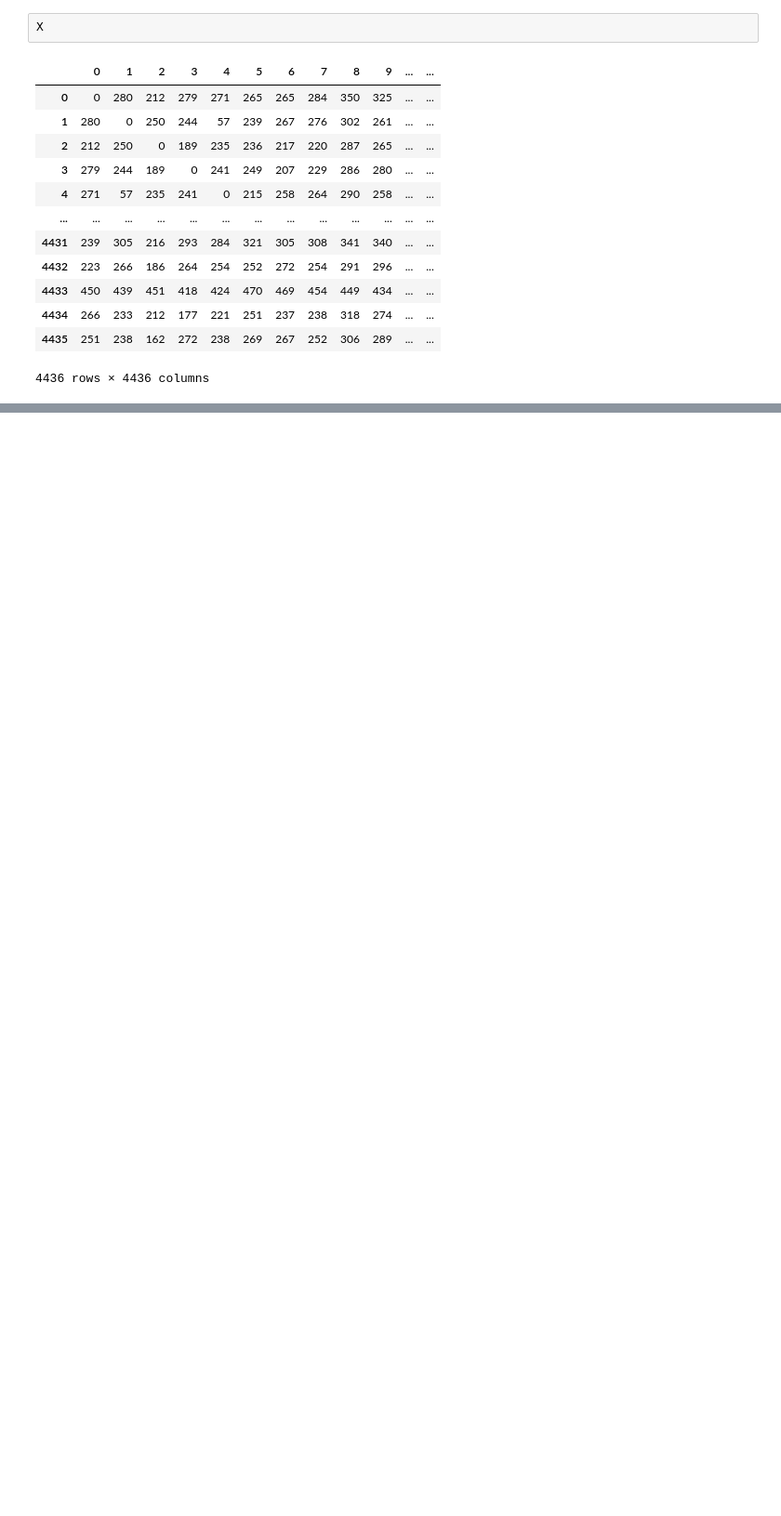
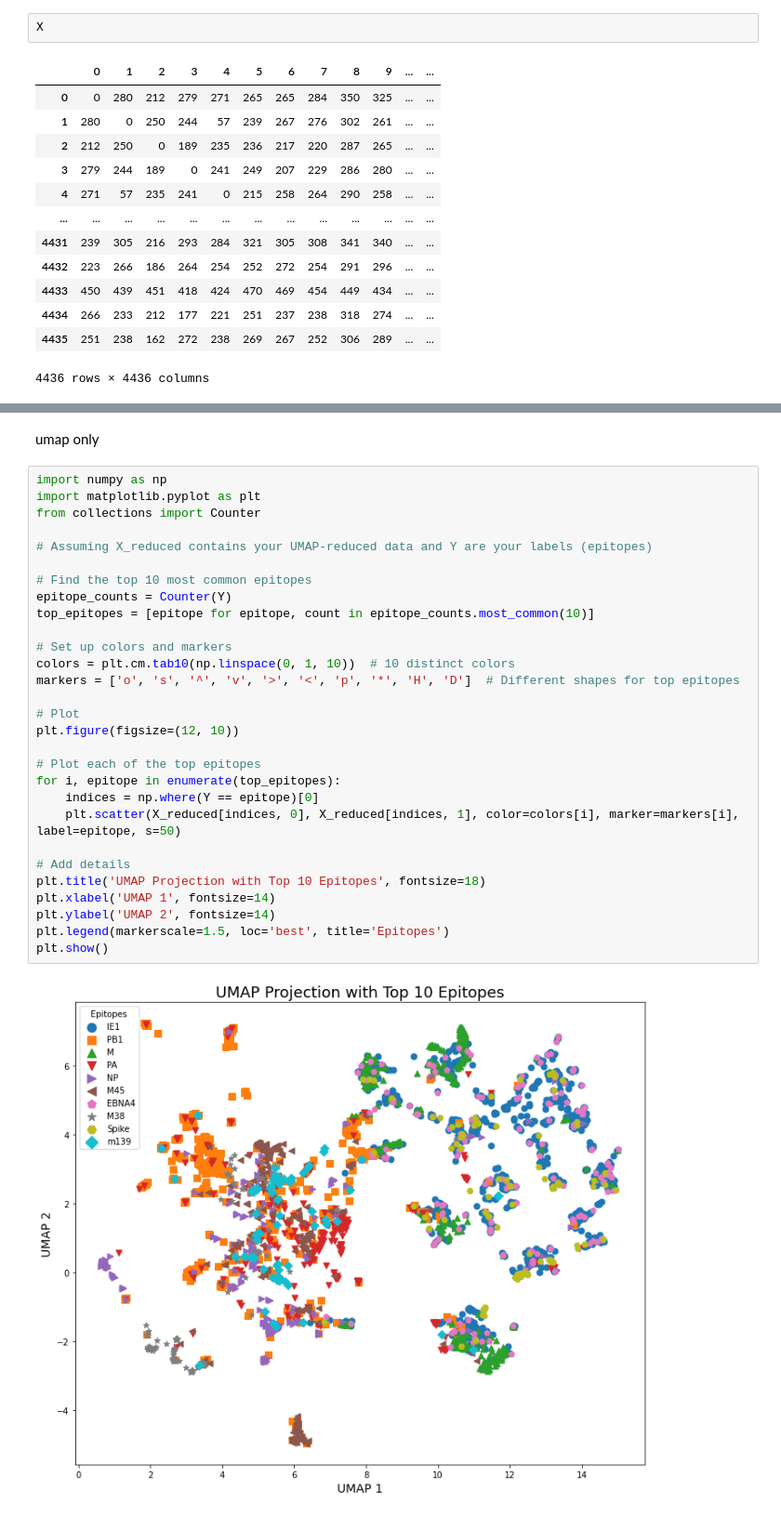
Before and after one commit to UoB-DSMP-2023-24/dsmp-2024-group-13, a Jupyter notebook: TCRdist3_paired_a_b.ipynb, the cells around one changed output, grey strips where cells are left out. Shown: that part at 93% size. Saved outputs shown, nothing was run; the diff lists cells and outputs as text; blank space fills up the shorter version.

```diff
--- a/TCRdist3_paired_a_b.ipynb
+++ b/TCRdist3_paired_a_b.ipynb
@@ -238,0 +376,33 @@ X
+# %% [markdown]
+umap only
+# %%
+import numpy as np
+import matplotlib.pyplot as plt
+from collections import Counter
+
+# Assuming X_reduced contains your UMAP-reduced data and Y are your labels (epitopes)
+
+# Find the top 10 most common epitopes
+epitope_counts = Counter(Y)
+top_epitopes = [epitope for epitope, count in epitope_counts.most_common(10)]
+
+# Set up colors and markers
+colors = plt.cm.tab10(np.linspace(0, 1, 10))  # 10 distinct colors
+markers = ['o', 's', '^', 'v', '>', '<', 'p', '*', 'H', 'D']  # Different shapes for top epitopes
+
+# Plot
+plt.figure(figsize=(12, 10))
+
+# Plot each of the top epitopes
+for i, epitope in enumerate(top_epitopes):
+    indices = np.where(Y == epitope)[0]
+    plt.scatter(X_reduced[indices, 0], X_reduced[indices, 1], color=colors[i], marker=markers[i], label=epitope, s=50)
+
+# Add details
+plt.title('UMAP Projection with Top 10 Epitopes', fontsize=18)
+plt.xlabel('UMAP 1', fontsize=14)
+plt.ylabel('UMAP 2', fontsize=14)
+plt.legend(markerscale=1.5, loc='best', title='Epitopes')
+plt.show()
+# %% [output]
+[figure, added]
```
Also changed, not shown: parts of 7 cells of this notebook.
